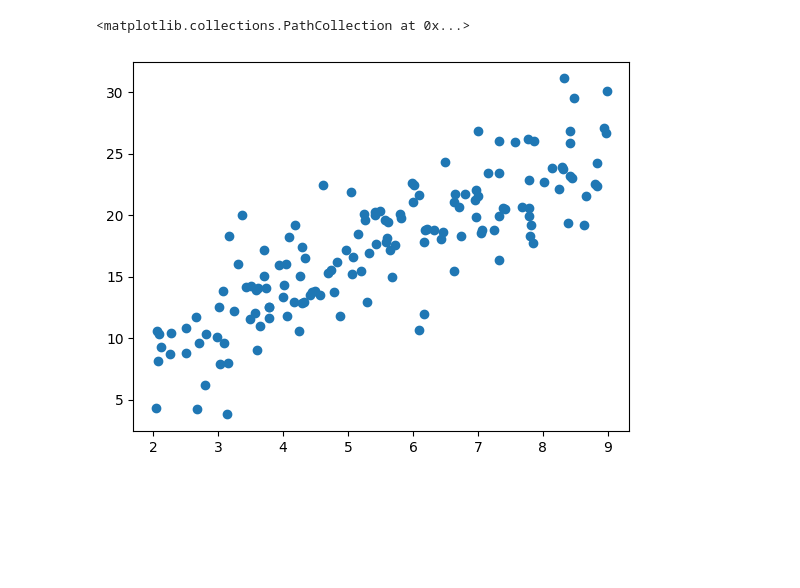
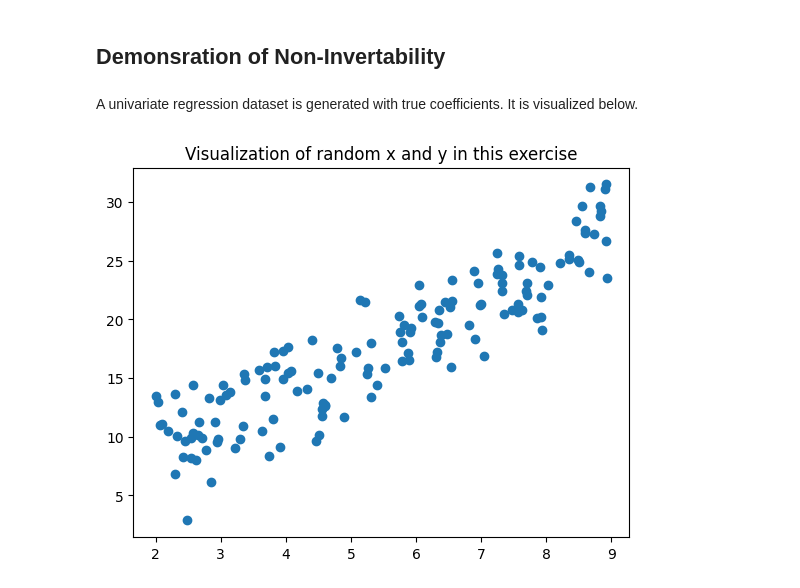
Before and after one commit to JLivingston01/ml-research, a Jupyter notebook: regression-inversion/notebooks/regression.ipynb, the cells around one changed output. Cells and saved outputs as stored; diff of their text form; code cells hidden in the pictures; blank space fills up the shorter version.

```diff
--- a/regression-inversion/notebooks/regression.ipynb
+++ b/regression-inversion/notebooks/regression.ipynb
@@ -1,5 +92,9 @@
+# %% [markdown]
+## Demonsration of Non-Invertability
 # %%
 import numpy as np
 import matplotlib.pyplot as plt
+# %% [markdown]
+A univariate regression dataset is generated with true coefficients. It is visualized below.
 # %%
 x = np.random.uniform(2,9,150)
@@ -7,6 +101,7 @@ x = np.random.uniform(2,9,150)
 y = 2.5*x + np.random.normal(4,3,150)
-# %%
-plt.scatter(x,y)
-# %% [output]
-<matplotlib.collections.PathCollection at 0x...>
-[figure, removed]
+# %%
+plt.scatter(x,y)
+plt.title('Visualization of random x and y in this exercise')
+plt.show()
+# %% [output]
+[figure, added]
```
Also changed, not shown: parts of 10 cells of this notebook, 1 other file.
